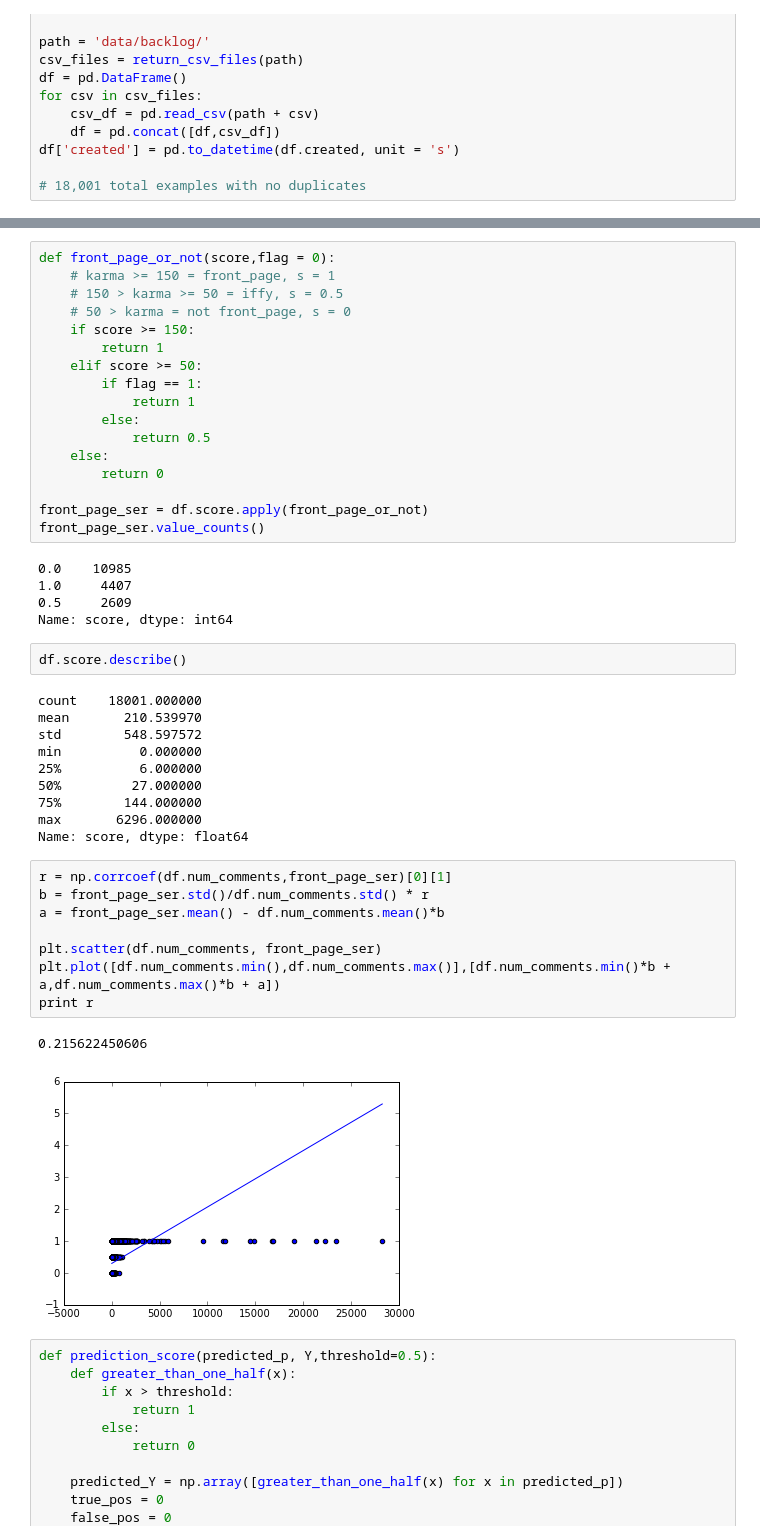
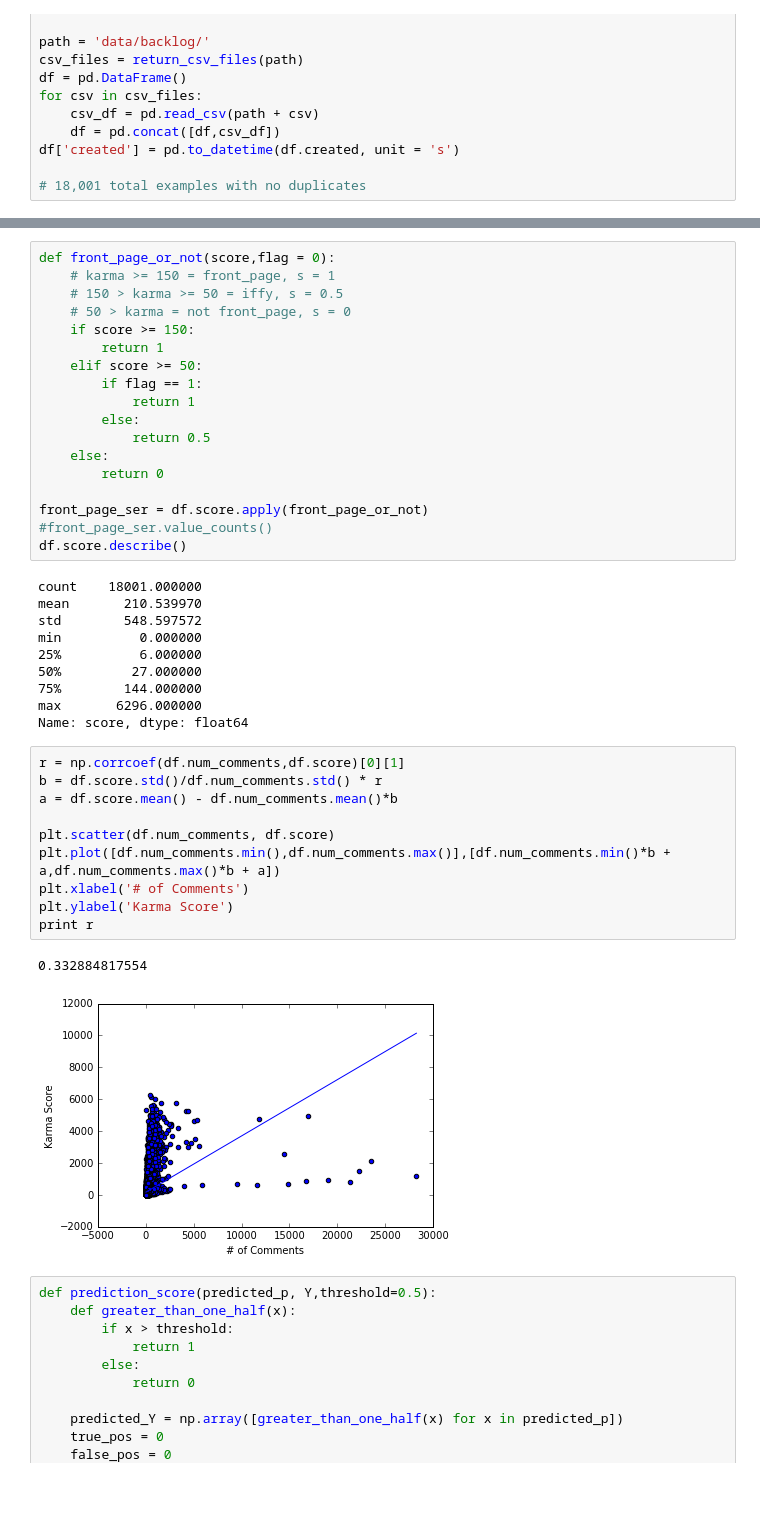
Before and after one commit to blin17/reddit_nba_predictor, a Jupyter notebook: Reddit_Analysis.ipynb, the cells around one changed output, grey strips where cells are left out. Saved outputs shown, nothing was run; the diff lists cells and outputs as text; blank space fills up the shorter version.

```diff
--- a/Reddit_Analysis.ipynb
+++ b/Reddit_Analysis.ipynb
@@ -86,35 +89,31 @@ def front_page_or_not(score,flag = 0):
         return 0
 
 front_page_ser = df.score.apply(front_page_or_not)
-front_page_ser.value_counts()
+#front_page_ser.value_counts()
+df.score.describe()
 # %% [output]
-0.0    10985
-1.0     4407
-0.5     2609
-Name: score, dtype: int64
+count    18001.000000
+mean       210.539970
+std        548.597572
+min          0.000000
+25%          6.000000
+50%         27.000000
+75%        144.000000
+max       6296.000000
+Name: score, dtype: float64
-# %%
-df.score.describe()
-# %% [output]
-count    18001.000000
-mean       210.539970
-std        548.597572
-min          0.000000
-25%          6.000000
-50%         27.000000
-75%        144.000000
-max       6296.000000
-Name: score, dtype: float64
 # %%
-r = np.corrcoef(df.num_comments,front_page_ser)[0][1]
-b = front_page_ser.std()/df.num_comments.std() * r
-a = front_page_ser.mean() - df.num_comments.mean()*b
+r = np.corrcoef(df.num_comments,df.score)[0][1]
+b = df.score.std()/df.num_comments.std() * r
+a = df.score.mean() - df.num_comments.mean()*b
 
-plt.scatter(df.num_comments, front_page_ser)
+plt.scatter(df.num_comments, df.score)
 plt.plot([df.num_comments.min(),df.num_comments.max()],[df.num_comments.min()*b + a,df.num_comments.max()*b + a])
+plt.xlabel('# of Comments')
+plt.ylabel('Karma Score')
 print r
 # %% [output]
-0.215622450606
+0.332884817554
-[figure, old version]
+[figure, new version]
 # %%
 def prediction_score(predicted_p, Y,threshold=0.5):
     def greater_than_one_half(x):
```
Also changed, not shown: parts of 23 cells of this notebook, 2 other files.
